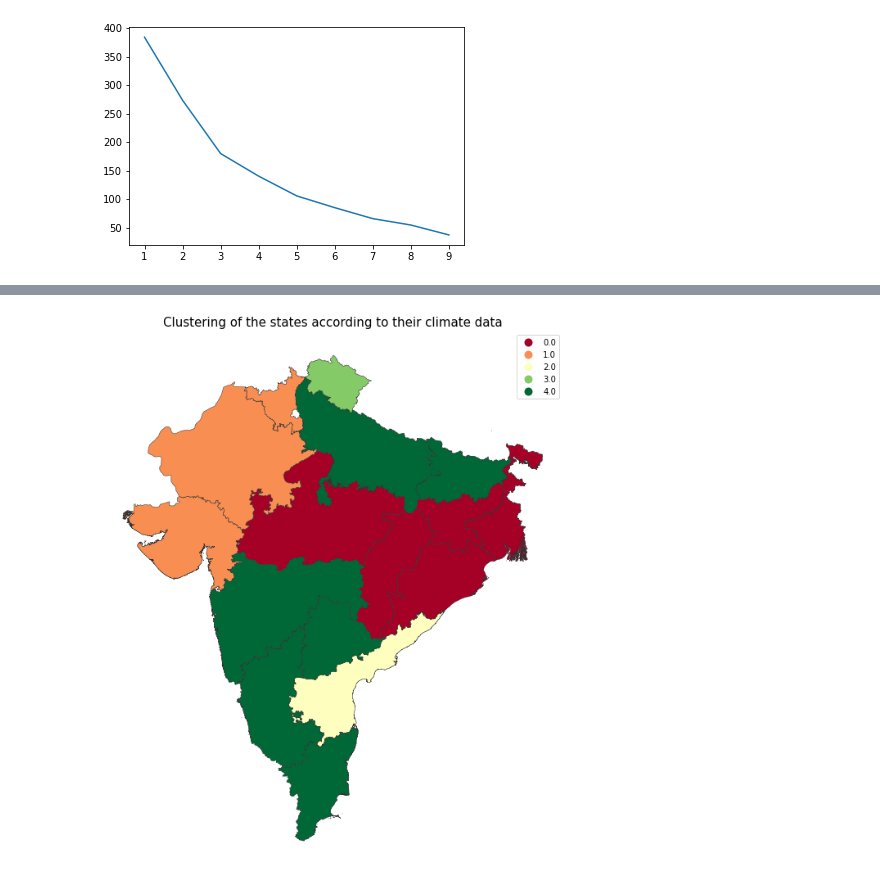
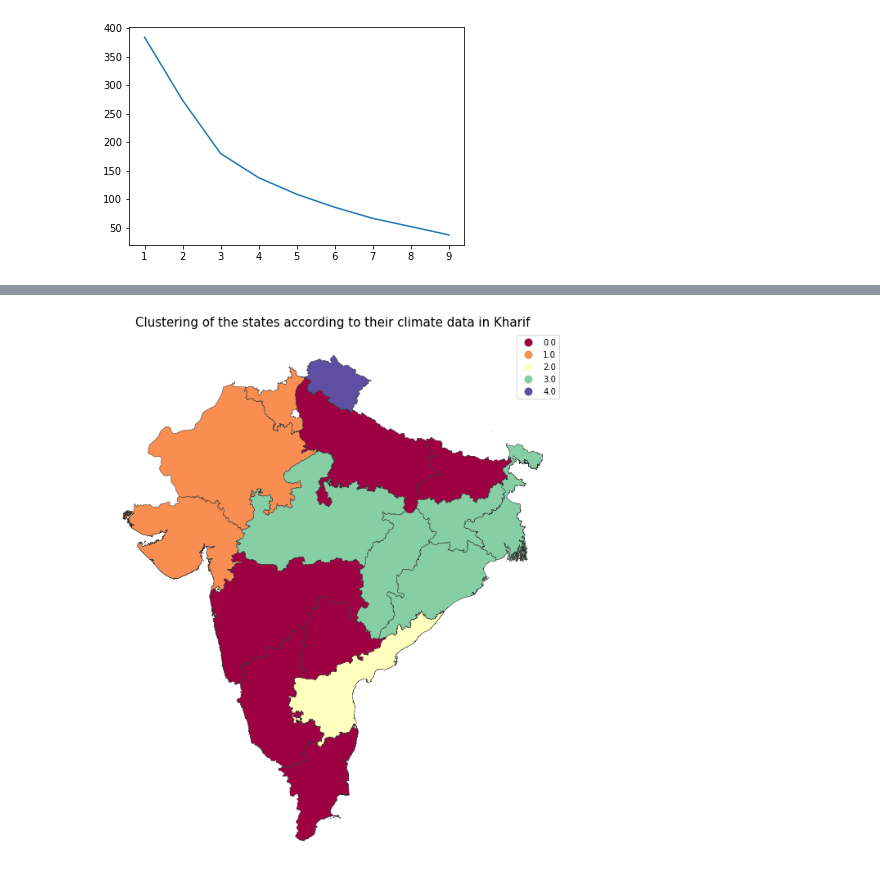
Before and after one commit to amaurylancelin/Datathon, a Jupyter notebook: Code par Pax/Adri/climate_data_clustering.ipynb, the cells around one changed output, grey strips where cells are left out. Saved outputs shown, nothing was run; the diff lists cells and outputs as text; code cells hidden in the pictures.

Commit message:
final climate clusters

```diff
--- a/Code par Pax/Adri/climate_data_clustering.ipynb
+++ b/Code par Pax/Adri/climate_data_clustering.ipynb
@@ -437,7 +493,7 @@ plt.show
 <function matplotlib.pyplot.show(*args, **kw)>
 [figure]
 # %%
-kmeans = KMeans(n_clusters=5).fit(full_data)
+kmeans = KMeans(n_init=100, n_clusters=5).fit(full_data)
 kmeans_labels = kmeans.labels_
 tot_kharif_df.insert(1,'cluster',kmeans_labels)
 #plot_data=tot_kharif_df.drop(columns = ['evabs', 'lai_hv', 'lai_lv', 'stl1', 'ssr', 'tp', 'swvl1'])
@@ -470,14 +526,14 @@ plot_data
 # %%
 map_path = '../../maps/gadm36_IND_shp/gadm36_IND_1.shp'
 map_gdf = gpd.read_file(map_path)
 merged = map_gdf.set_index('NAME_1').join(plot_data.set_index('state'))
 
 fig, ax = plt.subplots(1, figsize=(12, 12))
 ax.axis('off')
-ax.set_title('Clustering of the states according to their climate data',
+ax.set_title('Clustering of the states according to their climate data in Kharif',
             fontdict={'fontsize': '15', 'fontweight' : '3'})
-fig = merged.plot(column='cluster', cmap='RdYlGn', linewidth=0.5, ax=ax, edgecolor='0.2', categorical=True, legend=True)
+fig = merged.plot(column='cluster', cmap='Spectral', linewidth=0.5, ax=ax, edgecolor='0.2', categorical=True, legend=True)
 # %% [output]
-[figure, old version]
+[figure, new version]
 # %%
 plot_data = plot_data.drop(columns=[0,1,2,3,4,5,6,7,8,9,10,11,12,13,14,15,16,17,18,19,20,21,22,23,24,25,26,27])
```
Also changed, not shown: parts of 15 cells of this notebook, 4 other files.
